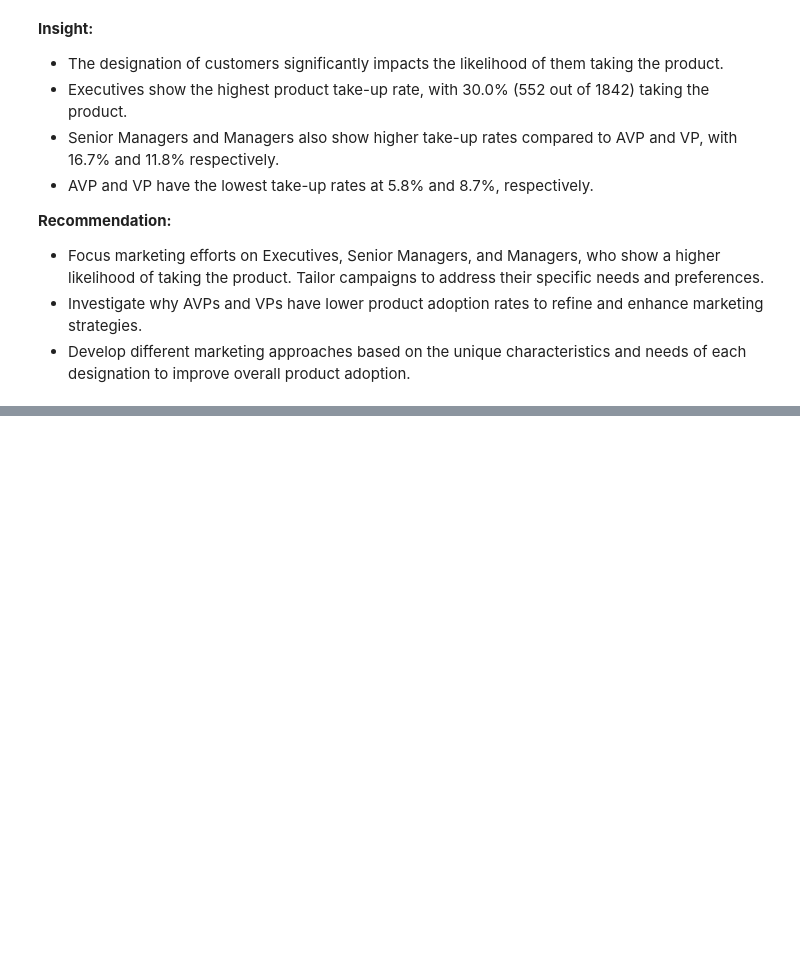
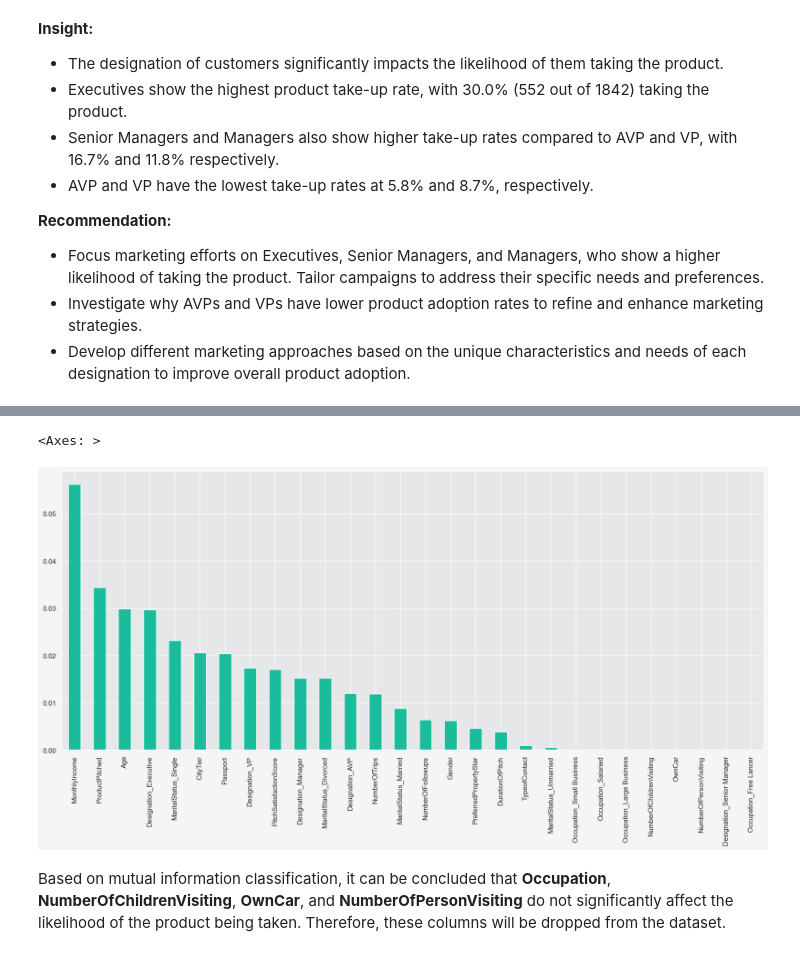
Before and after one commit to kevinusmayadhy/Holiday-Package-Prediction, a Jupyter notebook: Code.ipynb, the cells around one changed output, grey strips where cells are left out. Cells and saved outputs as stored; diff of their text form; code cells hidden in the pictures; blank space fills up the shorter version.

```diff
--- a/Code.ipynb
+++ b/Code.ipynb
@@ -544,0 +884,8 @@ plt.show()
+# %%
+OHE_Designation = OneHotEncoder(sparse_output=False)
+OHE_Designation.fit(df_train[['Designation']])
+df_OHE_Designation = pd.DataFrame(OHE_Designation.transform(df_train[['Designation']]))
+df_OHE_Designation.columns = OHE_Designation.get_feature_names_out(['Designation'])
+df_train.drop(['Designation'], axis=1, inplace=True)
+df_train = df_train.join(df_OHE_Designation)
+df_train
@@ -544,0 +928,6 @@ plt.show()
+# %%
+X_train = df_train.drop(['ProdTaken'], axis=1)
+y_train = df_train['ProdTaken']
+# %%
+mutual_info = mutual_info_classif(X_train, y_train, random_state=31)
+mutual_info
@@ -544,0 +941,4 @@ plt.show()
+# %%
+mutual_info = pd.Series(mutual_info)
+mutual_info.index = X_train.columns
+mutual_info.sort_values(ascending=False)
@@ -544,0 +963,7 @@ plt.show()
+# %%
+mutual_info.sort_values(ascending=False).plot.bar(figsize=(20, 8))
+# %% [output]
+<Axes: >
+[figure, added]
+# %% [markdown]
+Based on mutual information classification, it can be concluded that **Occupation**, **NumberOfChildrenVisiting**, **OwnCar**, and **NumberOfPersonVisiting** do not significantly affect the likelihood of the product being taken. Therefore, these columns will be dropped from the dataset.
```
Also changed, not shown: parts of 42 cells of this notebook.
